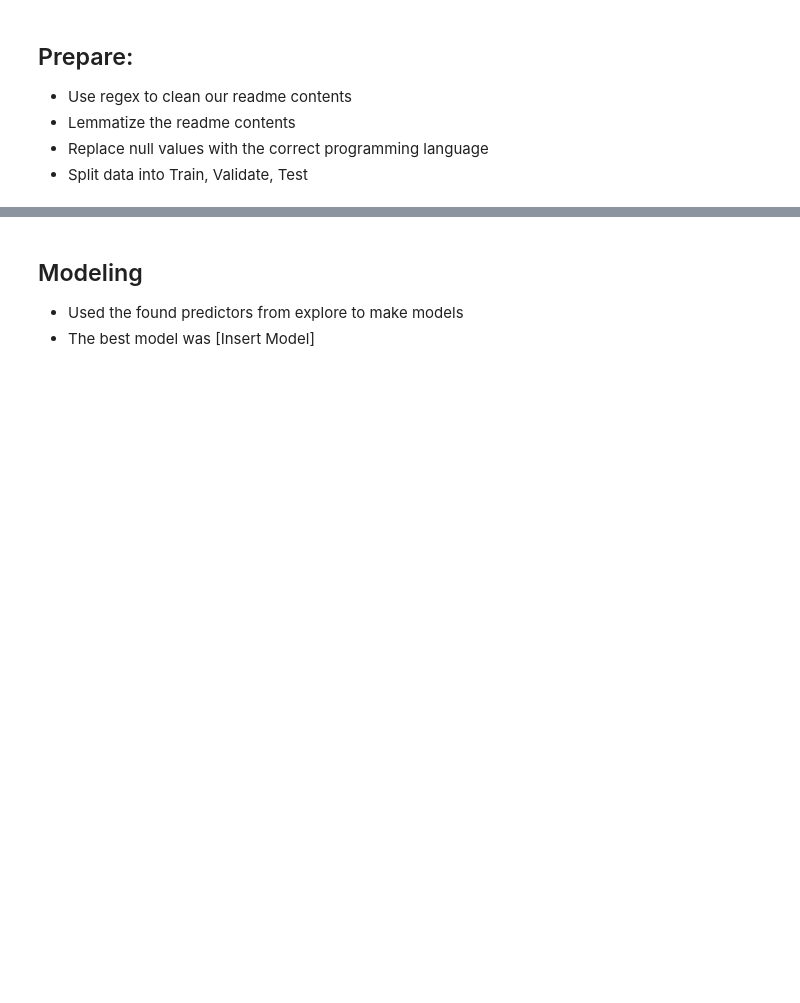
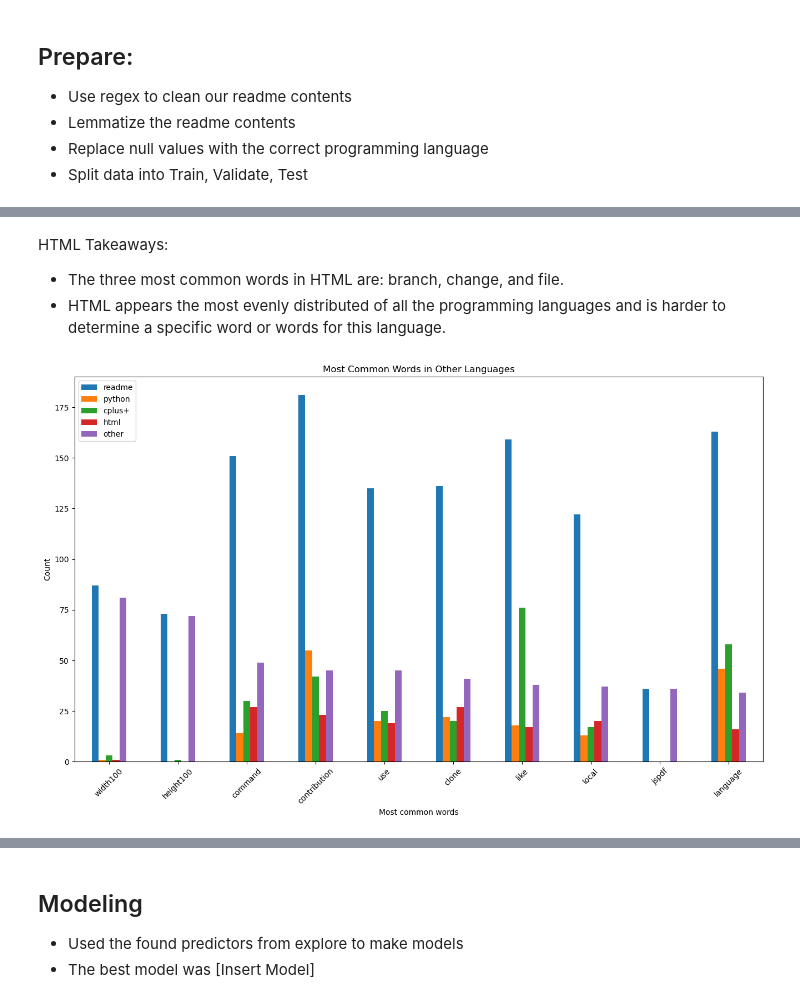
Before and after one commit to nlp-project-noether/nlp-project, a Jupyter notebook: final_report.ipynb, the cells around one changed output, grey strips where cells are left out. Saved outputs shown, nothing was run; the diff lists cells and outputs as text; code cells hidden in the pictures; blank space fills up the shorter version.

```diff
--- a/final_report.ipynb
+++ b/final_report.ipynb
@@ -47,0 +128,8 @@ from sklearn.metrics import classification_report, accuracy_score
+# %% [markdown]
+HTML Takeaways:
+- The three most common words in HTML are: branch, change, and file.
+- HTML appears the most evenly distributed of all the programming languages and is harder to determine a specific word or words for this language.
+# %%
+e.other_vis(word_freq)
+# %% [output]
+[figure, added]
```
Also changed, not shown: parts of 20 cells of this notebook, 3 other files.
